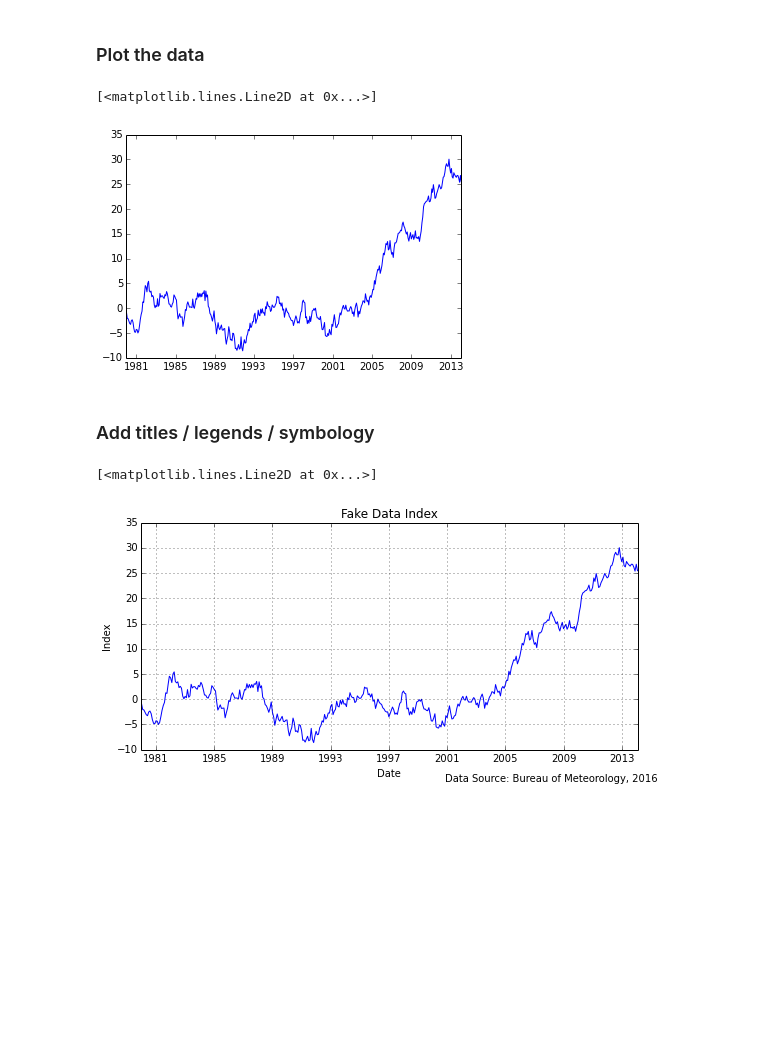
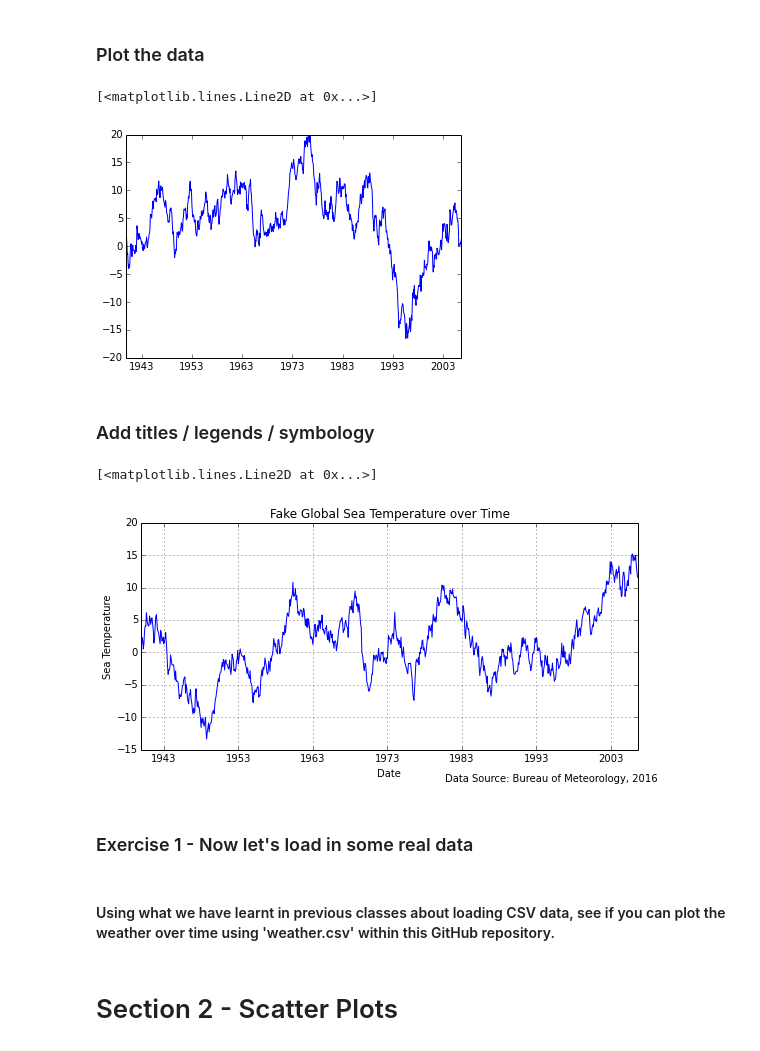
Before and after one commit to UNSW-CFRC/Session-8-Python-Data-Viz, a Jupyter notebook: python-cheatsheet.ipynb, the cells around one changed output. Drawn from its saved outputs; the diff is of its cells as text; code cells hidden in the pictures; blank space fills up the shorter version.

```diff
--- a/python-cheatsheet.ipynb
+++ b/python-cheatsheet.ipynb
@@ -7,24 +32,24 @@ import matplotlib.pyplot as plt
 # %% [markdown]
 ### Load in some data
 # %%
-x = pd.period_range('1980-01-01',periods=410, freq='M')
+x = pd.period_range('1940-01-01',periods=800, freq='M')
 x = x.to_timestamp().to_pydatetime()
 y = np.random.randn(len(x)).cumsum()
 # %% [markdown]
 ### Plot the data
 # %%
-plt.plot(x, y, label='FDI')
+plt.plot(x, y)
 # %% [output]
 [<matplotlib.lines.Line2D at 0x...>]
-[figure, old version]
+[figure, new version]
 # %% [markdown]
 ### Add titles / legends / symbology
 # %%
-plt.title('Fake Data Index')
+plt.title('Fake Global Sea Temperature over Time')
 
 plt.xlabel('Date')
 
-plt.ylabel('Index')
+plt.ylabel('Sea Temperature')
 
 plt.grid(True)
 
@@ -40,7 +65,13 @@ plt.tight_layout(pad=1)
 
 plt.gcf().set_size_inches(8, 4)
 
-plt.plot(x, y, label='FDI')
+plt.plot(x, y)
 # %% [output]
 [<matplotlib.lines.Line2D at 0x...>]
-[figure, old version]
+[figure, new version]
+# %% [markdown]
+### Exercise 1 - Now let's load in some real data
+# %% [markdown]
+#### Using what we have learnt in previous classes about loading CSV data, see if you can plot the weather over time using 'weather.csv' within this GitHub repository.
+# %% [markdown]
+# Section 2 - Scatter Plots
```
Also changed, not shown: parts of 10 cells of this notebook.
